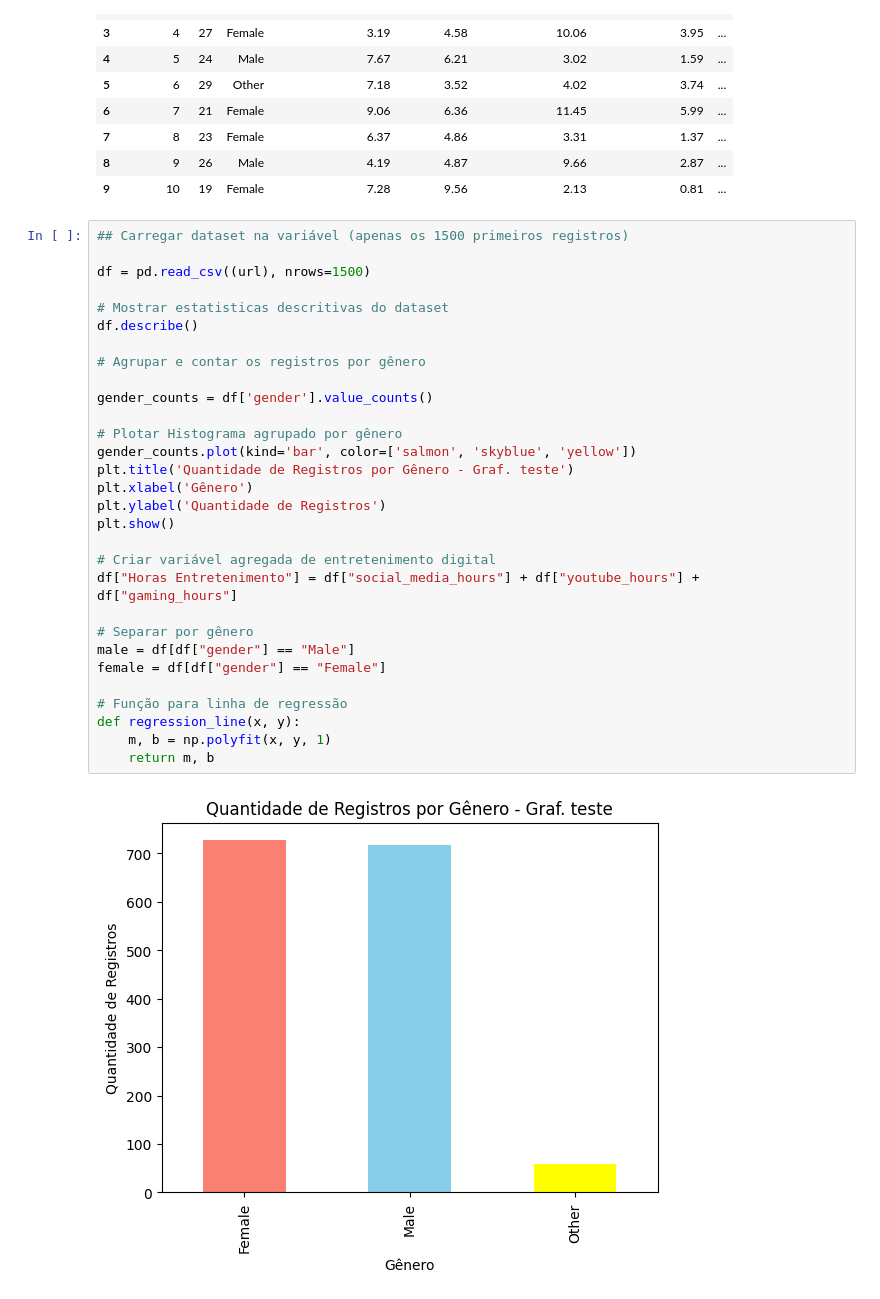
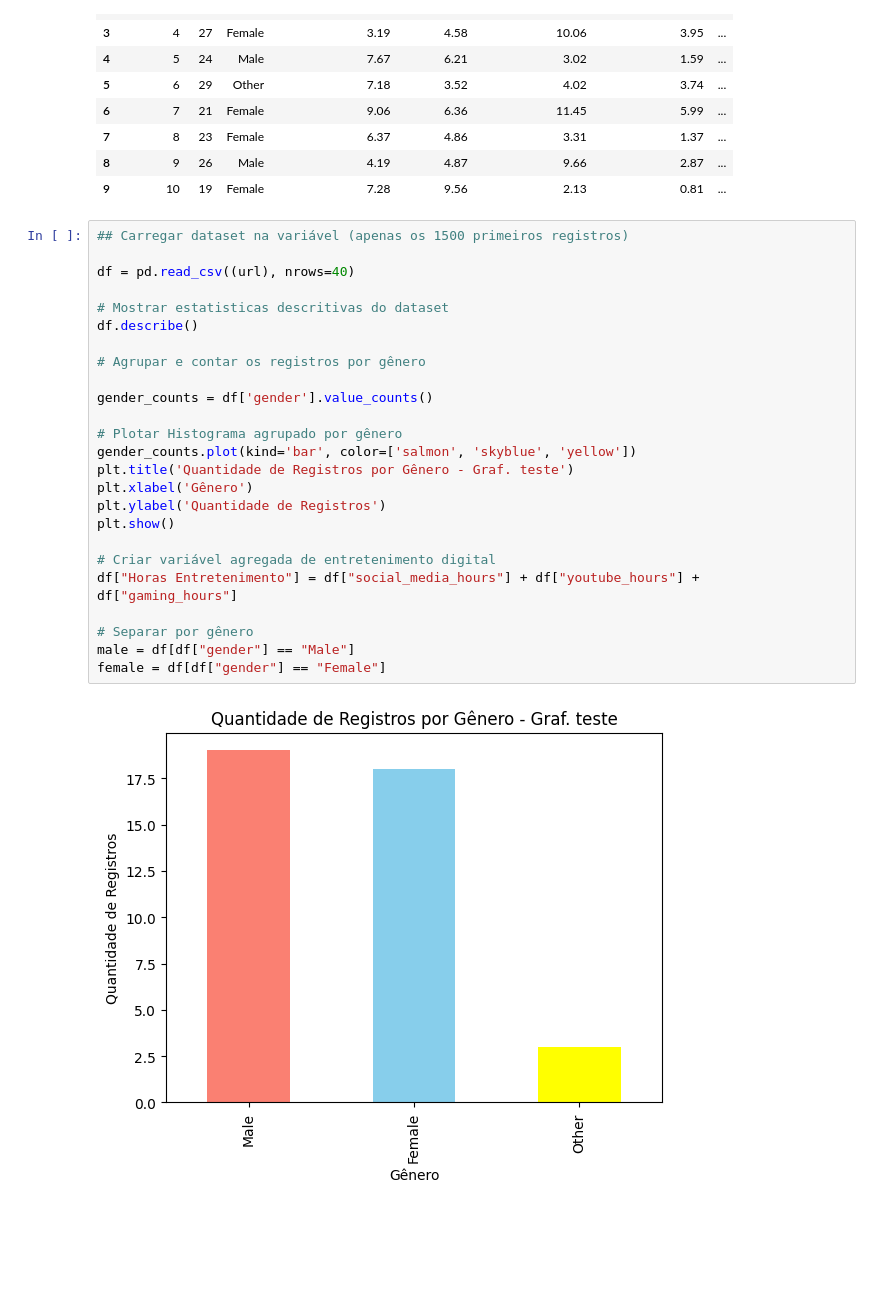
Before and after one commit to jefersonferreirafagundes-eng/datasetmvp, a Jupyter notebook: JffMVP_2.ipynb, the cells around one changed output. Cells and saved outputs as stored; diff of their text form; blank space fills up the shorter version.

```diff
--- a/JffMVP_2.ipynb
+++ b/JffMVP_2.ipynb
@@ -137,33 +140,28 @@ dataset.head(10)
 # %%
 ## Carregar dataset na variável (apenas os 1500 primeiros registros)
 
-df = pd.read_csv((url), nrows=1500)
+df = pd.read_csv((url), nrows=40)
 
 # Mostrar estatisticas descritivas do dataset
 df.describe()
 
 # Agrupar e contar os registros por gênero
 
 gender_counts = df['gender'].value_counts()
 
 # Plotar Histograma agrupado por gênero
 gender_counts.plot(kind='bar', color=['salmon', 'skyblue', 'yellow'])
 plt.title('Quantidade de Registros por Gênero - Graf. teste')
 plt.xlabel('Gênero')
 plt.ylabel('Quantidade de Registros')
 plt.show()
 
 # Criar variável agregada de entretenimento digital
 df["Horas Entretenimento"] = df["social_media_hours"] + df["youtube_hours"] + df["gaming_hours"]
 
 # Separar por gênero
 male = df[df["gender"] == "Male"]
 female = df[df["gender"] == "Female"]
-
-# Função para linha de regressão
-def regression_line(x, y):
-    m, b = np.polyfit(x, y, 1)
-    return m, b
 # %% [output]
-[figure, old version]
+[figure, new version]
 # %%
```
Also changed, not shown: parts of 9 cells of this notebook.
